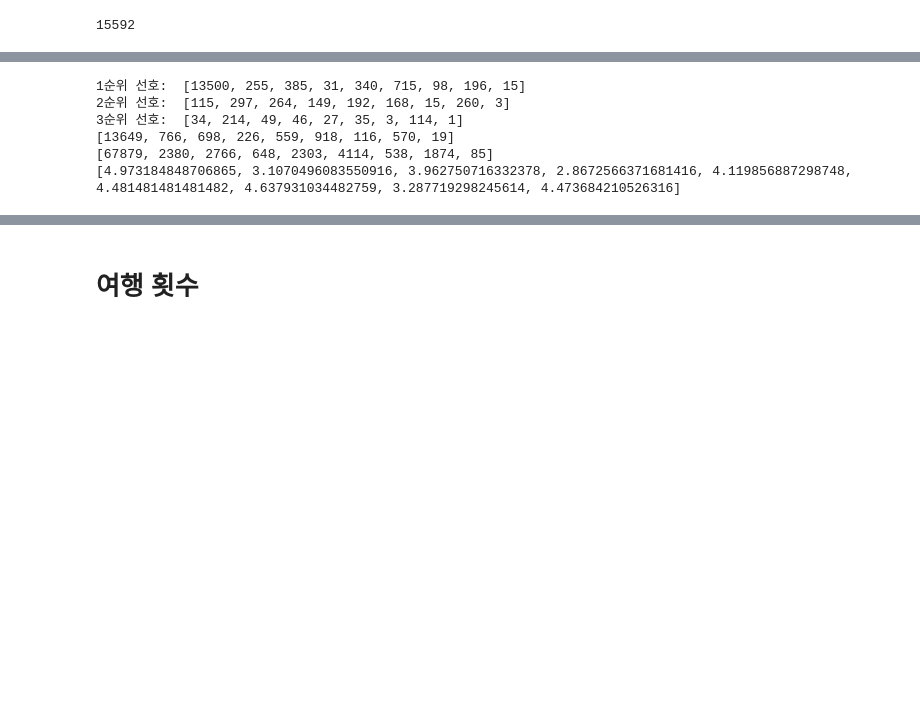
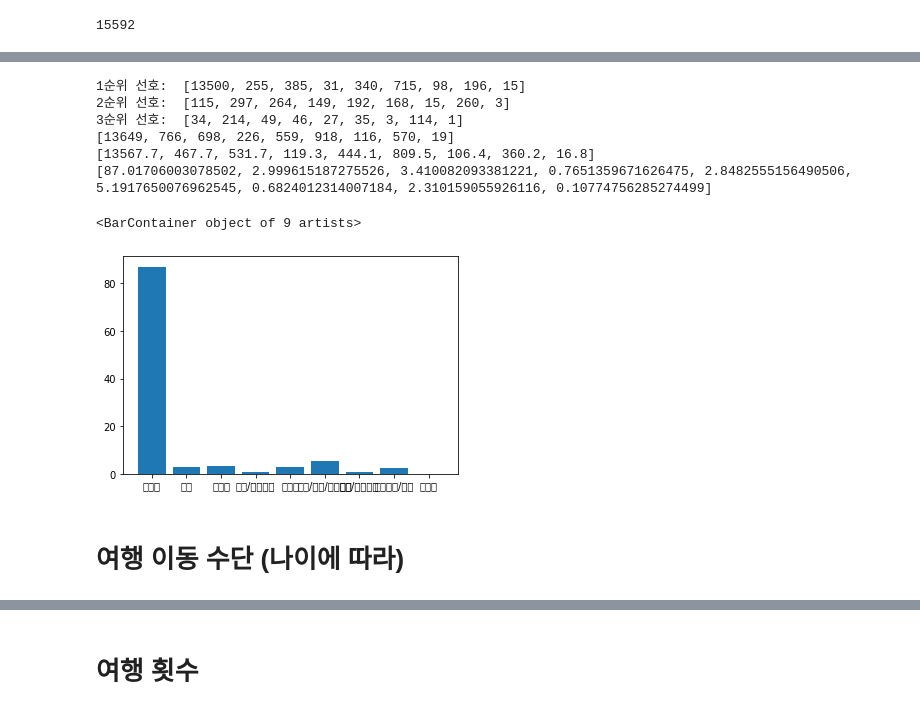
Before and after one commit to ansehoon1999/MG-DataAnaylsis, a Jupyter notebook: 세훈/DataAnaylsis_7_23.ipynb, the cells around one changed output, grey strips where cells are left out. Cells and saved outputs as stored; diff of their text form; code cells hidden in the pictures; blank space fills up the shorter version.

```diff
--- a/세훈/DataAnaylsis_7_23.ipynb
+++ b/세훈/DataAnaylsis_7_23.ipynb
@@ -2179,25 +2193,34 @@ print(len(df_trans))
 # %%
 print('1순위 선호: ', trans1)
 print('2순위 선호: ', trans2)
 print('3순위 선호: ', trans3)
 
 count = []
 count_p = []
 count_r = []
 
 for i in range(9) :
   count.append(trans1[i]  + trans2[i] + trans3[i])
-  count_p.append(trans1[i] * 5 + trans2[i] * 3 + trans3[i] * 1)
+  count_p.append(trans1[i] * 1 + trans2[i] *  0.5 + trans3[i] * 0.3)
 
 for i in range(9) :
-  count_r.append(count_p[i]/count[i])
+  count_r.append(count_p[i]/len(df_trans)  * 100)
+
 print(count)
 print(count_p)
 print(count_r)
+
+
+title = ['자가용', '철도', '항공기', '선박/해상교통', '지하철', '고속/시외/시내버스', '전세/관광버스', '차량대여/렌트', '자전거']
+plt.bar(title, count_r)
 # %% [output]
 1순위 선호:  [13500, 255, 385, 31, 340, 715, 98, 196, 15]
 2순위 선호:  [115, 297, 264, 149, 192, 168, 15, 260, 3]
 3순위 선호:  [34, 214, 49, 46, 27, 35, 3, 114, 1]
 [13649, 766, 698, 226, 559, 918, 116, 570, 19]
-[67879, 2380, 2766, 648, 2303, 4114, 538, 1874, 85]
-[4.973184848706865, 3.1070496083550916, 3.962750716332378, 2.8672566371681416, 4.119856887298748, 4.481481481481482, 4.637931034482759, 3.287719298245614, 4.473684210526316]
+[13567.7, 467.7, 531.7, 119.3, 444.1, 809.5, 106.4, 360.2, 16.8]
+[87.01706003078502, 2.999615187275526, 3.410082093381221, 0.7651359671626475, 2.8482555156490506, 5.1917650076962545, 0.6824012314007184, 2.310159055926116, 0.10774756285274499]
+<BarContainer object of 9 artists>
+[figure, added]
+# %% [markdown]
+# 여행 이동 수단 (나이에 따라)
```
Also changed, not shown: parts of 6 cells of this notebook.
